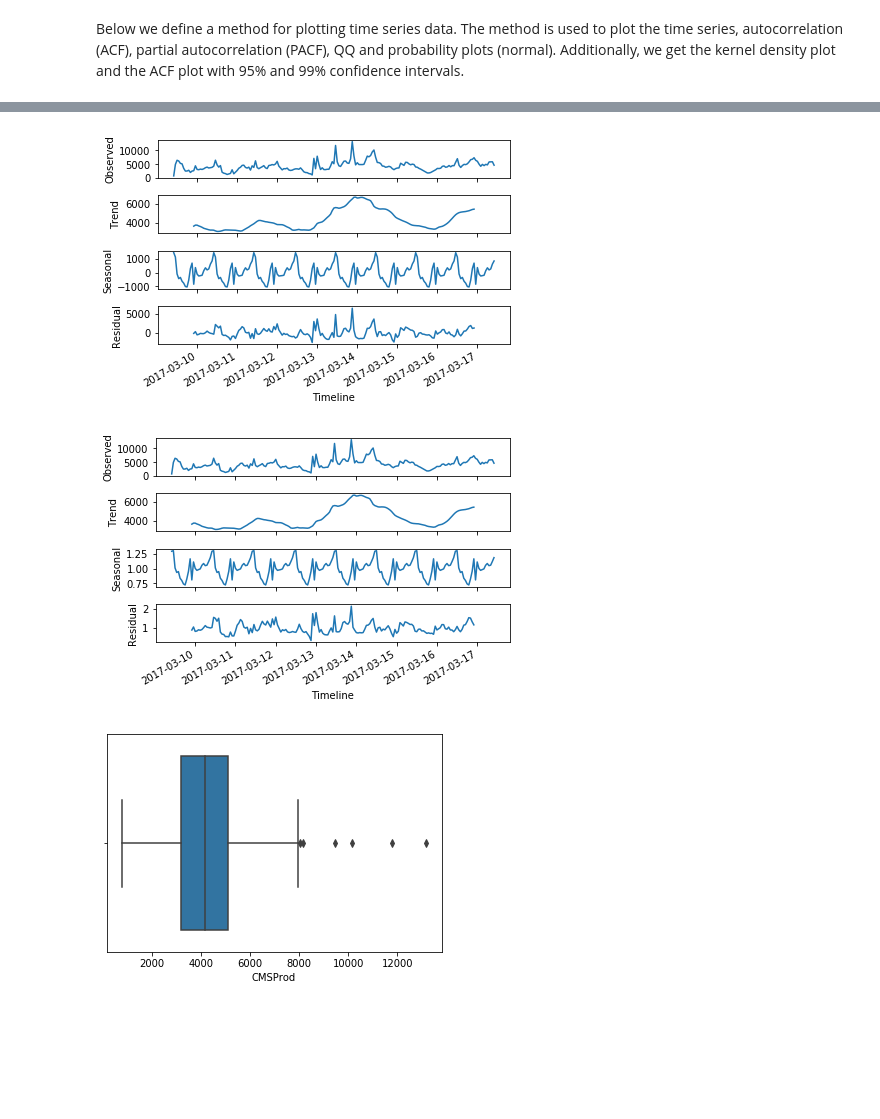
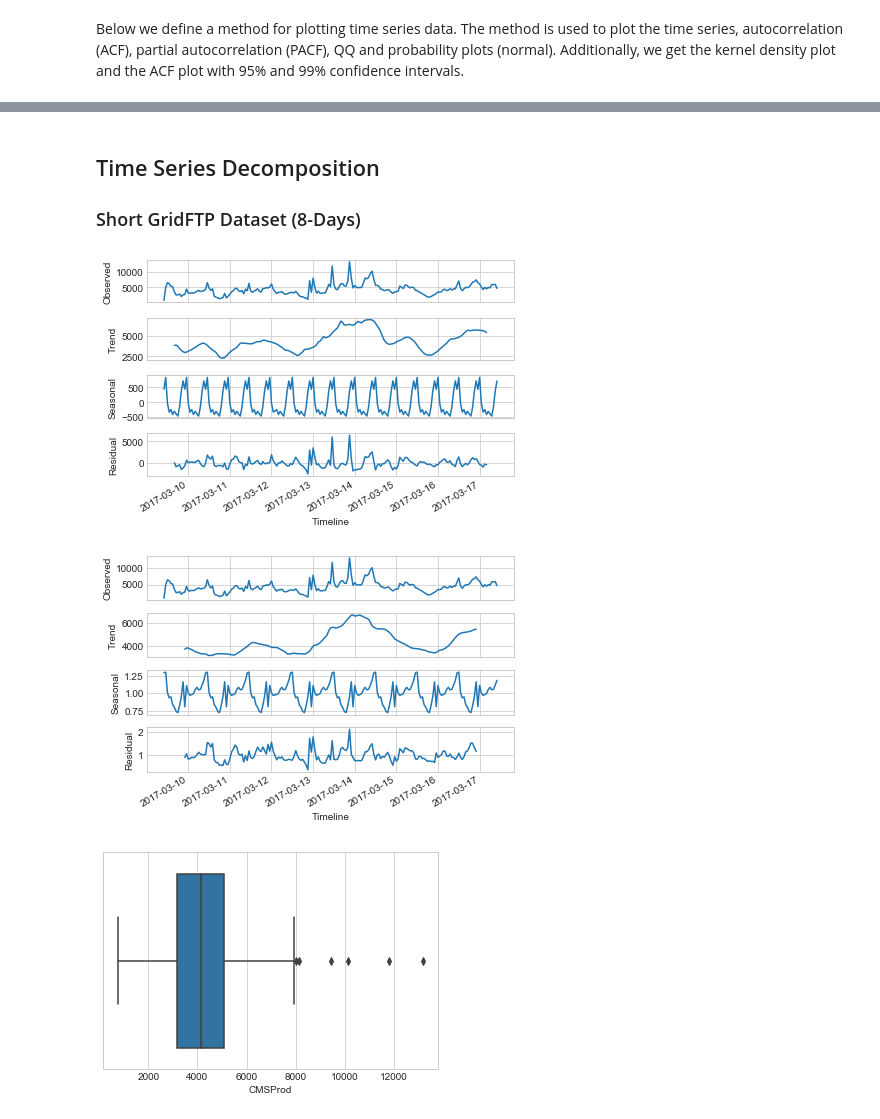
Before and after one commit to deepaknadig/predictive-ts-analysis, a Jupyter notebook: notebooks/exploratory-analysis.ipynb, the cells around one changed output, grey strips where cells are left out. Drawn from its saved outputs; the diff is of its cells as text; code cells hidden in the pictures; blank space fills up the shorter version.

```diff
--- a/notebooks/exploratory-analysis.ipynb
+++ b/notebooks/exploratory-analysis.ipynb
@@ -92,14 +177,22 @@ plot_acfs(cmsprodSeries, lags=30)
+# %% [markdown]
+## Time Series Decomposition
+### Short GridFTP Dataset (8-Days)
 # %%
-data_decomposed_additive = smt.seasonal_decompose(cmsprodSeries, model='additive', freq=24)
+data_decomposed_additive = smt.seasonal_decompose(cmsprodSeries, model='additive', freq=12)
+plt.style.use('seaborn-whitegrid')
 dc_plot_add = data_decomposed_additive.plot()
+
+plt.savefig('/tmp/ts_decomp_short.png', dpi=300, bbox_inches='tight')
 # %% [output]
-[figure, old version]
+[figure, new version]
 # %%
 data_decomposed_mul = smt.seasonal_decompose(cmsprodSeries, model='multiplicative', freq=24)
 dc_plot_mul = data_decomposed_mul.plot()
 # %% [output]
-[figure, old version]
+[figure, new version]
-# %%
-bp = sns.boxplot(cmsprodSeries)
-# %% [output]
-[figure, removed]
+# %%
+plt.style.use('seaborn-whitegrid')
+bp = sns.boxplot(cmsprodSeries)
+plt.savefig('/tmp/box_short.png', dpi=300, bbox_inches='tight')
+# %% [output]
+[figure, added]
```
Also changed, not shown: parts of 43 cells of this notebook, 18 other files.
